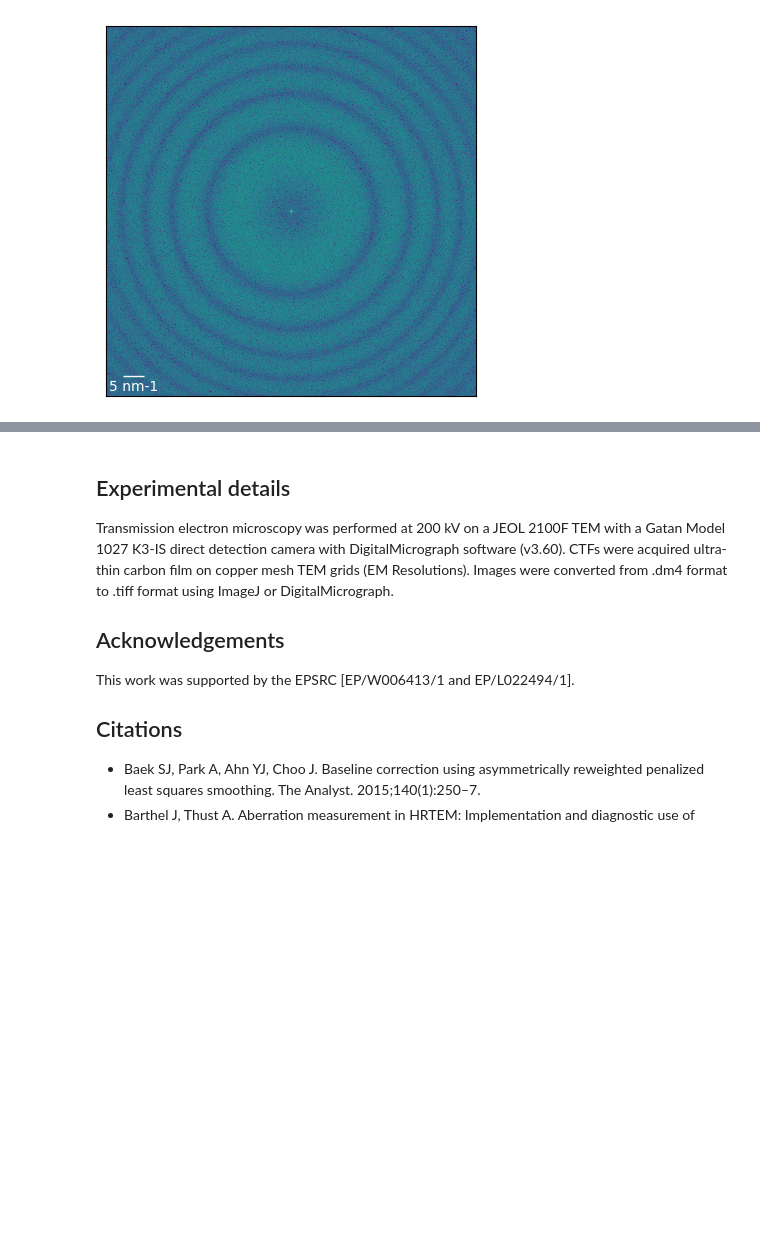
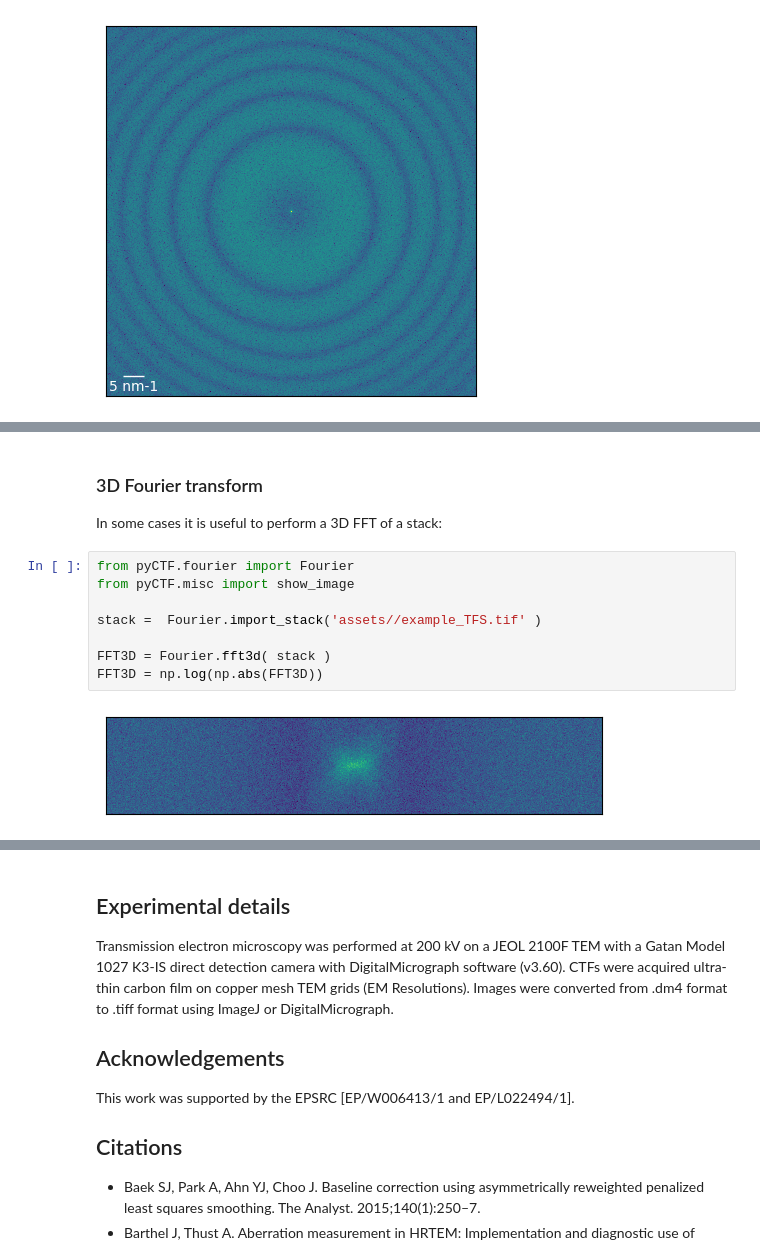
Before and after one commit to benweare/pyCTF, a Jupyter notebook: pyCTF_examples.ipynb, the cells around one changed output, grey strips where cells are left out. Drawn from its saved outputs; the diff is of its cells as text; blank space fills up the shorter version.

```diff
--- a/pyCTF_examples.ipynb
+++ b/pyCTF_examples.ipynb
@@ -294,0 +328,13 @@ Fourier transforms can also be performed on each slice in a stack of images, or
+# %% [markdown]
+### 3D Fourier transform
+In some cases it is useful to perform a 3D FFT of a stack:
+# %%
+from pyCTF.fourier import Fourier
+from pyCTF.misc import show_image
+
+stack =  Fourier.import_stack('assets//example_TFS.tif' )
+
+FFT3D = Fourier.fft3d( stack )
+FFT3D = np.log(np.abs(FFT3D))
+# %% [output]
+[figure, added]
```
Also changed, not shown: parts of 8 cells of this notebook, 2 other files.
